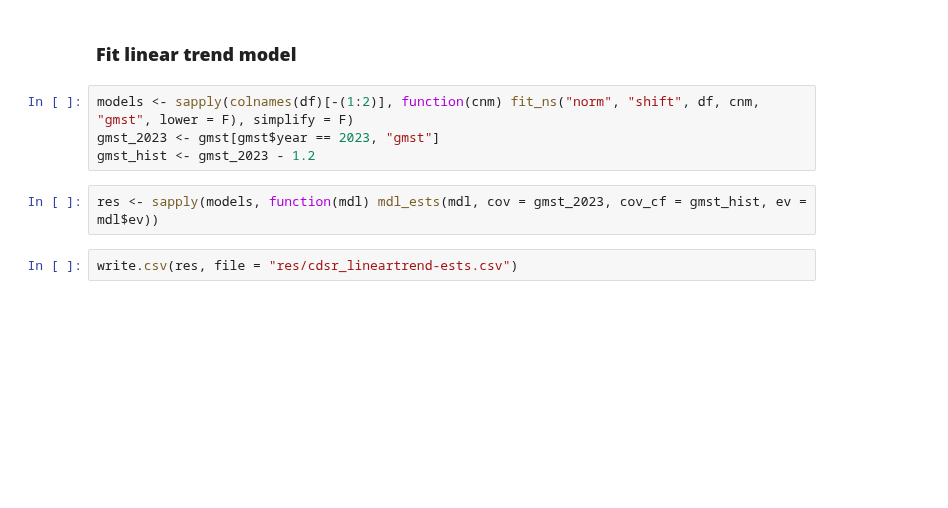
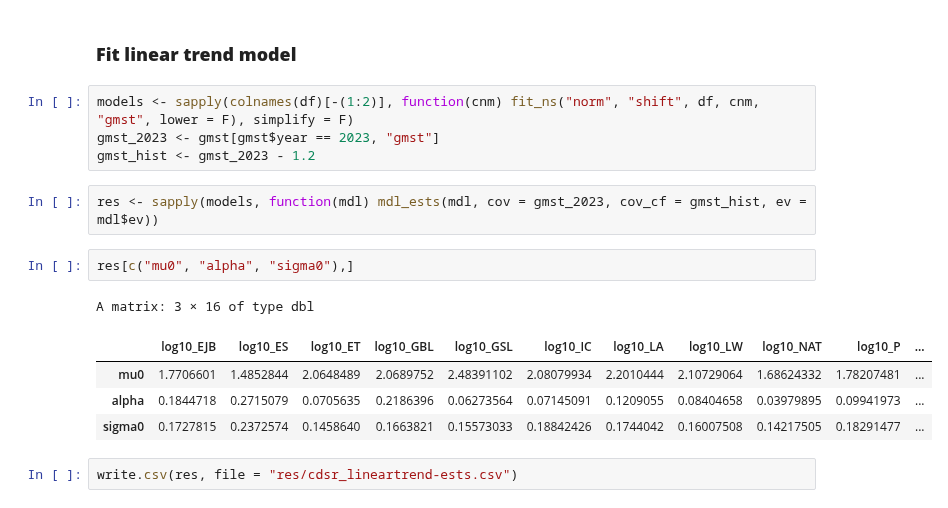
Before and after one commit to clairbarnes/wwa-archive, a Jupyter notebook: 23-12_canada-wildfires-2023/canada-wildfires-2023_0R_trend-fitting.ipynb, the cells around one changed output. Saved outputs shown, nothing was run; the diff lists cells and outputs as text; blank space fills up the shorter version.

```diff
--- a/23-12_canada-wildfires-2023/canada-wildfires-2023_0R_trend-fitting.ipynb
+++ b/23-12_canada-wildfires-2023/canada-wildfires-2023_0R_trend-fitting.ipynb
@@ -39,8 +41,16 @@ png
 models <- sapply(colnames(df)[-(1:2)], function(cnm) fit_ns("norm", "shift", df, cnm, "gmst", lower = F), simplify = F)
 gmst_2023 <- gmst[gmst$year == 2023, "gmst"]
 gmst_hist <- gmst_2023 - 1.2
-# %%
-res <- sapply(models, function(mdl) mdl_ests(mdl, cov = gmst_2023, cov_cf = gmst_hist, ev = mdl$ev))
+# %%
+res <- sapply(models, function(mdl) mdl_ests(mdl, cov = gmst_2023, cov_cf = gmst_hist, ev = mdl$ev))
+# %%
+res[c("mu0", "alpha", "sigma0"),]
+# %% [output]
+A matrix: 3 × 16 of type dbl
+|  | log10_EJB | log10_ES | log10_ET | log10_GBL | log10_GSL | log10_IC | log10_LA | log10_LW | log10_NAT | log10_P | ... |
+| mu0 | 1.7706601 | 1.4852844 | 2.0648489 | 2.0689752 | 2.48391102 | 2.08079934 | 2.2010444 | 2.10729064 | 1.68624332 | 1.78207481 | ... |
+| alpha | 0.1844718 | 0.2715079 | 0.0705635 | 0.2186396 | 0.06273564 | 0.07145091 | 0.1209055 | 0.08404658 | 0.03979895 | 0.09941973 | ... |
+| sigma0 | 0.1727815 | 0.2372574 | 0.1458640 | 0.1663821 | 0.15573033 | 0.18842426 | 0.1744042 | 0.16007508 | 0.14217505 | 0.18291477 | ... |
 # %%
 write.csv(res, file = "res/cdsr_lineartrend-ests.csv")
 # %%
```
Also changed, not shown: parts of 22 cells of this notebook, 1 other file.
